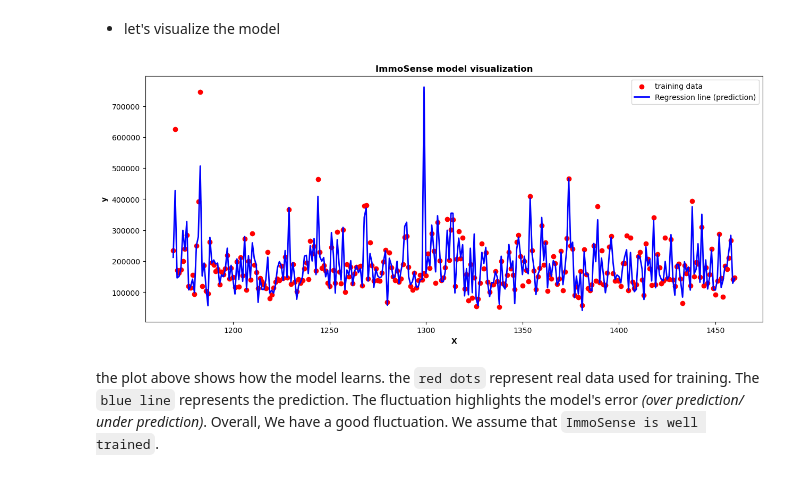
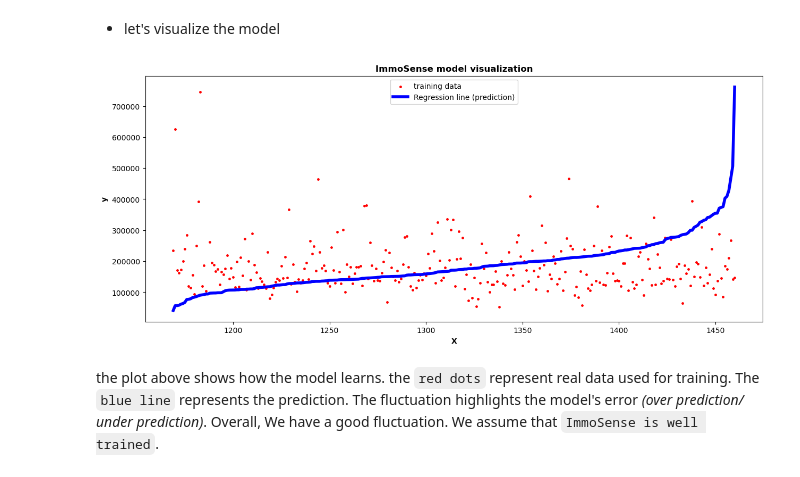
Before and after one commit to superMass14/immoSense, a Jupyter notebook: notebook/main.ipynb, the cells around one changed output. Cells and saved outputs as stored; diff of their text form; code cells hidden in the pictures.

Commit message:
fix: regression fixed

```diff
--- a/notebook/main.ipynb
+++ b/notebook/main.ipynb
@@ -329,16 +329,16 @@ ImmoSense well trained
 # %%
 import matplotlib.pyplot as plt
 pred = ImmoSense.predict(x_test)
 plt.figure(figsize=(15, 6))
-plt.scatter(x_test.index, y_test, color='red', label="training data")
-plt.plot(x_test.index, pred, color='blue', linewidth=2, label="Regression line (prediction)")
+plt.scatter(x_test.index, y_test, color='red', s=6, label="training data")
+plt.plot(x_test.index, sorted(pred), color='blue', linewidth=4, label="Regression line (prediction)")
 plt.xlabel("X",fontdict={"weight": 1000})
 plt.ylabel("y", fontdict={"weight": 1000})
 plt.title("ImmoSense model visualization", fontdict={"weight": 1000})
 plt.legend()
 plt.show()
 # %% [output]
-[figure, old version]
+[figure, new version]
 # %% [markdown]
 the plot above shows how the model learns. the `red dots` represent real data used for training. The `blue line` represents the prediction.
 The fluctuation highlights the model's error *(over prediction/ under prediction)*. Overall, We have a good fluctuation. We assume that `ImmoSense is well trained`.
```
